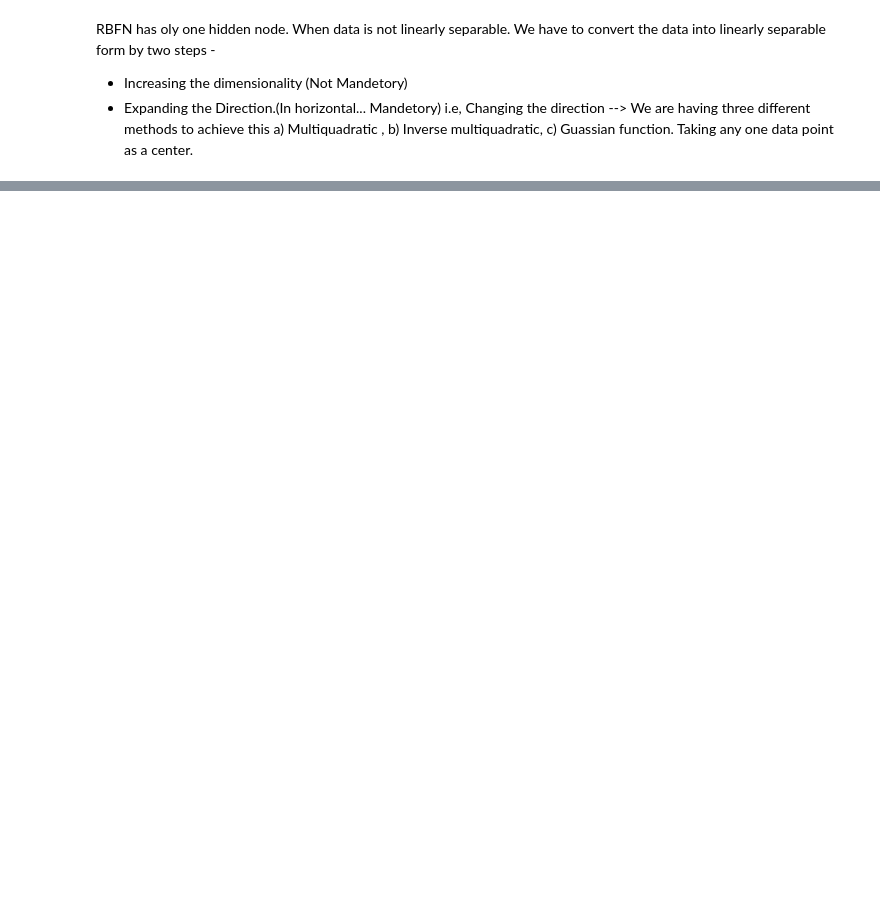
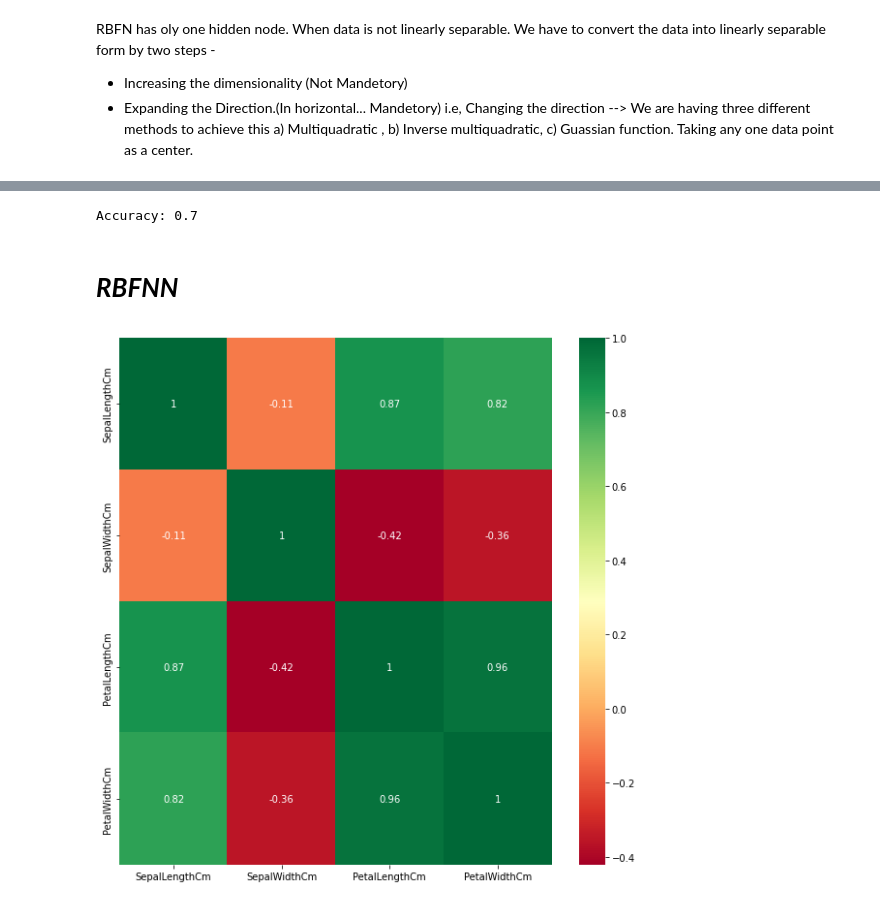
Before and after one commit to sandeepss2020/Neural_Network-DL, a Jupyter notebook: NNDL_LAB7_RBF_BPN.ipynb, the cells around one changed output, grey strips where cells are left out. Saved outputs shown, nothing was run; the diff lists cells and outputs as text; code cells hidden in the pictures; blank space fills up the shorter version.

```diff
--- a/NNDL_LAB7_RBF_BPN.ipynb
+++ b/NNDL_LAB7_RBF_BPN.ipynb
@@ -139,0 +297,14 @@ from sklearn.metrics import accuracy_score
+# %%
+# feedforward
+Z1 = np.dot(X_test, W1)
+A1 = sigmoid2(Z1)
+
+Z2 = np.dot(A1, W2)
+A2 = sigmoid2(Z2)
+
+acc2 = accuracy2(A2, y_test)
+print("Accuracy: {}".format(acc2))
+# %% [output]
+Accuracy: 0.7
+# %% [markdown]
+# ***RBFNN***
@@ -139,0 +324,21 @@ from sklearn.metrics import accuracy_score
+# %%
+data_iris = pd.read_csv('/content/drive/MyDrive/Colab Notebooks/Iris.csv')
+data_iris = data_iris.drop(columns=['Id',],axis=1)
+data_iris['Species'] = Le.fit_transform(data_iris['Species'])
+# data_iris
+# %%
+from typing import Tuple
+import matplotlib.pyplot as plt
+import seaborn as sns
+import pandas as pd
+
+def show_correlation_graph(data_iris: pd.DataFrame, figsize: Tuple):
+    plt.figure(figsize=figsize)
+    corrmat = data_iris.corr()
+    top_corr_features = corrmat.index
+    sns.heatmap(data_iris[top_corr_features].corr(), annot=True, cmap="RdYlGn")
+    plt.show()
+
+show_correlation_graph(data_iris,(10,10))
+# %% [output]
+[figure, added]
```
Also changed, not shown: parts of 77 cells of this notebook.
